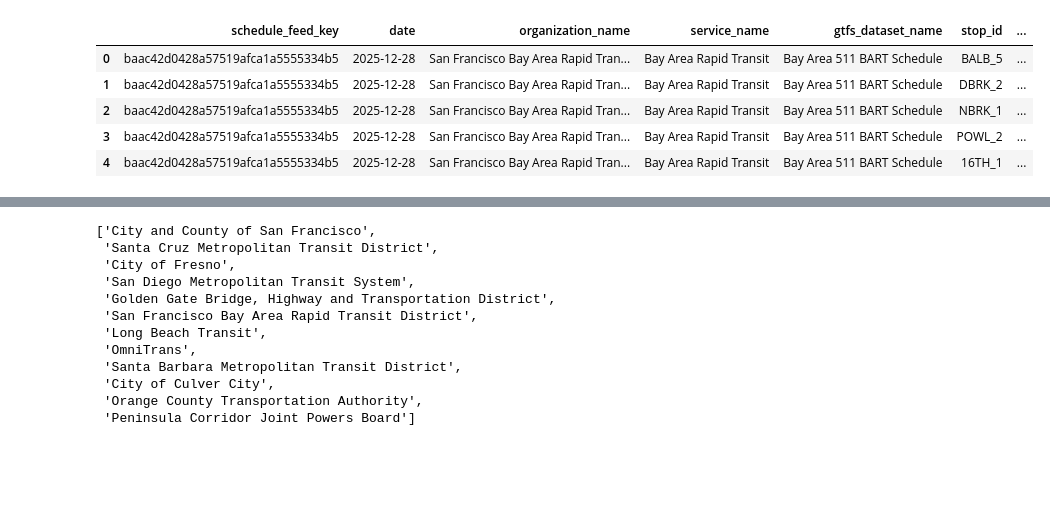
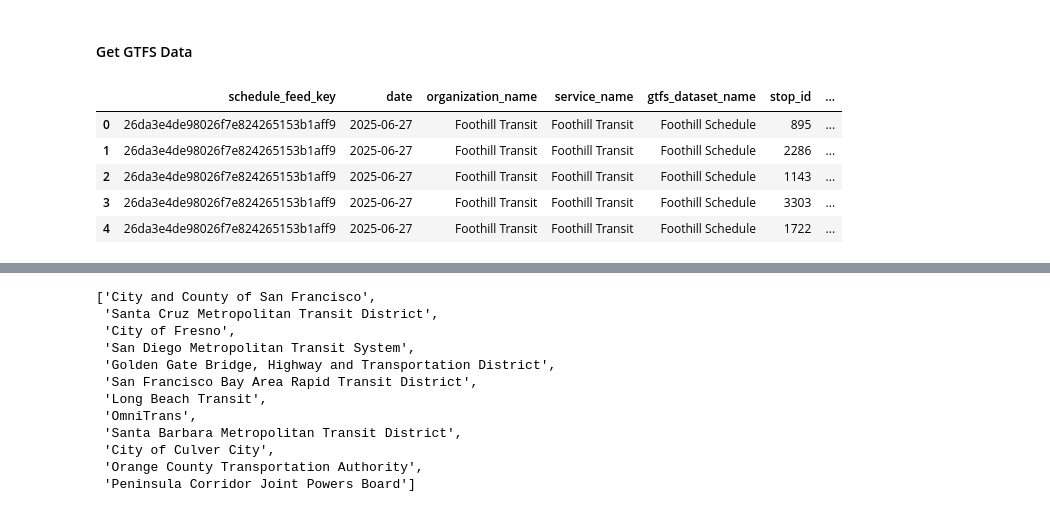
Before and after one commit to cal-itp/transit-ridership-analytics, a Jupyter notebook: Dimension_enrichment.ipynb, the cells around one changed output, grey strips where cells are left out. Cells and saved outputs as stored; diff of their text form; code cells hidden in the pictures; blank space fills up the shorter version.

```diff
--- a/Dimension_enrichment.ipynb
+++ b/Dimension_enrichment.ipynb
@@ -9,6 +9,8 @@ import warnings
 
 warnings.filterwarnings("ignore", category=pd.errors.SettingWithCopyWarning)
 warnings.filterwarnings("ignore", category=FutureWarning)
+# %% [markdown]
+#### Get GTFS Data
 # %%
 client = bigquery.Client()
 # %%
@@ -45,8 +47,8 @@ sql = """
       (organization_name = 'San Diego Metropolitan Transit System' AND service_name = 'San Diego Metropolitan Transit System')
       OR
       (organization_name = 'Golden Gate Bridge, Highway and Transportation District' AND service_name = 'Golden Gate Transit')
-      OR
-      (organization_name = 'San Francisco Bay Area Rapid Transit District' AND service_name = 'Bay Area Rapid Transit')
+      -- OR
+      -- (organization_name = 'San Francisco Bay Area Rapid Transit District' AND service_name = 'Bay Area Rapid Transit')
       OR
       (organization_name = 'City of Santa Monica' AND service_name = 'Big Blue Bus')
       OR
@@ -83,38 +85,100 @@ sql = """
           )
 UNION ALL
 SELECT
       dim_entities.schedule_feed_key,
       dim_entities.date,
       dim_entities.organization_name,
       dim_entities.service_name,
       dim_entities.gtfs_dataset_name,
       dim_stop.stop_id,
       dim_stop.tts_stop_name,
       dim_stop.stop_name,
       dim_stop.stop_lat,
       dim_stop.stop_lon,
       CAST(FROM_BASE64(REPLACE(REPLACE(dim_entities.base64_url, '-', '+'), '_', '/')) AS STRING) AS website,
     FROM `mart_gtfs.dim_stops` dim_stop
     JOIN `mart_gtfs.dim_schedule_feeds` dim_schedule
     ON dim_stop.feed_key = dim_schedule.key
     LEFT JOIN `cal-itp-data-infra.staging.int_gtfs_quality__daily_assessment_candidate_entities` dim_entities
     ON dim_stop.feed_key = dim_entities.schedule_feed_key
     WHERE
     (
       (organization_name = 'Santa Cruz Metropolitan Transit District' AND service_name = 'Santa Cruz METRO')
     )
     AND gtfs_dataset_type = 'schedule'
-    AND DATE = '2022-12-08'
+    AND DATE = '2022-12-08' -- a version that stop id matches ridership data
+UNION ALL
+SELECT
+      dim_entities.schedule_feed_key,
+      dim_entities.date,
+      dim_entities.organization_name,
+      dim_entities.service_name,
+      dim_entities.gtfs_dataset_name,
+      dim_stop.stop_id,
+      dim_stop.tts_stop_name,
+      dim_stop.stop_name,
+      dim_stop.stop_lat,
+      dim_stop.stop_lon,
+      CAST(FROM_BASE64(REPLACE(REPLACE(dim_entities.base64_url, '-', '+'), '_', '/')) AS STRING) AS website
+    FROM `cal-itp-data-infra.mart_gtfs_schedule_latest.dim_stops_latest` dim_stop
+    JOIN `mart_gtfs.dim_schedule_feeds` dim_schedule
+    ON dim_stop.feed_key = dim_schedule.key
+    LEFT JOIN `cal-itp-data-infra.staging.int_gtfs_quality__daily_assessment_candidate_entities` dim_entities
+    ON dim_stop.feed_key = dim_entities.schedule_feed_key
+    WHERE
+    (
+      (organization_name = 'San Francisco Bay Area Rapid Transit District' AND service_name = 'Bay Area Rapid Transit')
+    )
+    AND gtfs_dataset_name = 'Bay Area 511 BART Schedule'
+    AND dim_stop.location_type = 1
+    AND dim_schedule._is_current = True
+    AND gtfs_dataset_type = 'schedule'
+    AND -- Select data for the most recent date available
+    DATE = (
+            SELECT
+              DATE
+            FROM
+              `cal-itp-data-infra.staging.int_gtfs_quality__daily_assessment_candidate_entities`
+            ORDER BY
+              DATE DESC
+            LIMIT
+              1
+          )
+UNION ALL
+SELECT
+      dim_entities.schedule_feed_key,
+      dim_entities.date,
+      dim_entities.organization_name,
+      dim_entities.service_name,
+      dim_entities.gtfs_dataset_name,
+      dim_stop.stop_id,
+      dim_stop.tts_stop_name,
+      dim_stop.stop_name,
+      dim_stop.stop_lat,
+      dim_stop.stop_lon,
+      CAST(FROM_BASE64(REPLACE(REPLACE(dim_entities.base64_url, '-', '+'), '_', '/')) AS STRING) AS website,
+    FROM `mart_gtfs.dim_stops` dim_stop
+    JOIN `mart_gtfs.dim_schedule_feeds` dim_schedule
+    ON dim_stop.feed_key = dim_schedule.key
+    LEFT JOIN `cal-itp-data-infra.staging.int_gtfs_quality__daily_assessment_candidate_entities` dim_entities
+    ON dim_stop.feed_key = dim_entities.schedule_feed_key
+    WHERE
+    (
+      (organization_name = 'Foothill Transit' AND service_name = 'Foothill Transit')
+    )
+    AND gtfs_dataset_type = 'schedule'
+    AND dim_entities.service_name = "Foothill Transit"
+    AND DATE = '2025-06-27'
 """
 
 df_gtfs = client.query(sql).to_dataframe()
 df_gtfs.head()
 # %% [output]
 |  | schedule_feed_key | date | organization_name | service_name | gtfs_dataset_name | stop_id | ... |
-| 0 | baac42d0428a57519afca1a5555334b5 | 2025-12-28 | San Francisco Bay Area Rapid Tran... | Bay Area Rapid Transit | Bay Area 511 BART Schedule | BALB_5 | ... |
-| 1 | baac42d0428a57519afca1a5555334b5 | 2025-12-28 | San Francisco Bay Area Rapid Tran... | Bay Area Rapid Transit | Bay Area 511 BART Schedule | DBRK_2 | ... |
-| 2 | baac42d0428a57519afca1a5555334b5 | 2025-12-28 | San Francisco Bay Area Rapid Tran... | Bay Area Rapid Transit | Bay Area 511 BART Schedule | NBRK_1 | ... |
-| 3 | baac42d0428a57519afca1a5555334b5 | 2025-12-28 | San Francisco Bay Area Rapid Tran... | Bay Area Rapid Transit | Bay Area 511 BART Schedule | POWL_2 | ... |
-| 4 | baac42d0428a57519afca1a5555334b5 | 2025-12-28 | San Francisco Bay Area Rapid Tran... | Bay Area Rapid Transit | Bay Area 511 BART Schedule | 16TH_1 | ... |
+| 0 | 26da3e4de98026f7e824265153b1aff9 | 2025-06-27 | Foothill Transit | Foothill Transit | Foothill Schedule | 895 | ... |
+| 1 | 26da3e4de98026f7e824265153b1aff9 | 2025-06-27 | Foothill Transit | Foothill Transit | Foothill Schedule | 2286 | ... |
+| 2 | 26da3e4de98026f7e824265153b1aff9 | 2025-06-27 | Foothill Transit | Foothill Transit | Foothill Schedule | 1143 | ... |
+| 3 | 26da3e4de98026f7e824265153b1aff9 | 2025-06-27 | Foothill Transit | Foothill Transit | Foothill Schedule | 3303 | ... |
+| 4 | 26da3e4de98026f7e824265153b1aff9 | 2025-06-27 | Foothill Transit | Foothill Transit | Foothill Schedule | 1722 | ... |
 # %%
 today = date.today().strftime("%Y-%m-%d")
```
Also changed, not shown: parts of 128 cells of this notebook, 3 other files.
